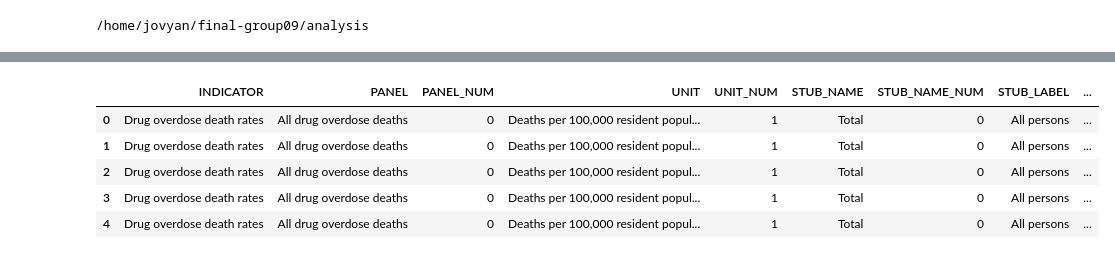
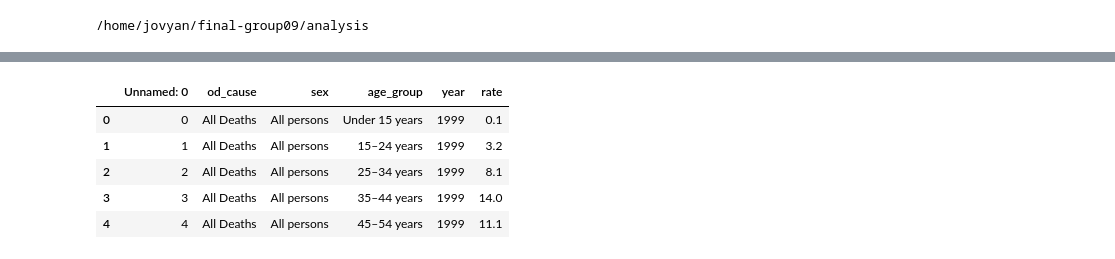
Before and after one commit to UCB-stat-159-f25/final-group09, a Jupyter notebook: analysis/DrugDeaths.ipynb, the cells around one changed output, grey strips where cells are left out. Saved outputs shown, nothing was run; the diff lists cells and outputs as text; code cells hidden in the pictures.

```diff
--- a/analysis/DrugDeaths.ipynb
+++ b/analysis/DrugDeaths.ipynb
@@ -8,5 +9,5 @@ print(os.getcwd())
 # %% [output]
 /home/jovyan/final-group09/analysis
 # %%
-drug_od_deaths = pd.read_csv("../data/cleaned_drug_overdose_data.csv")
-drug_od_deaths.head(5)
+df_od_age_group = pd.read_csv("../data/drugoverdosedeaths_by_age_group.csv")
+df_od_race = pd.read_csv("../data/drugoverdosedeaths_by_race.csv")
@@ -19,0 +14,3 @@ drug_od_deaths.head(5)
+# %%
+df_od_age_group = df_od_age_group.dropna()
+df_od_age_group = df_od_age_group[df_od_age_group["rate"] != ""]
@@ -20,13 +33,13 @@ drug_od_deaths.head(5)
 # %%
 # filter for all drug overdose deaths
-all_od_deaths = drug_od_deaths[drug_od_deaths["PANEL"] == "All drug overdose deaths"]
+all_od_deaths = df_od_age_group[df_od_age_group["od_cause"] == "All Deaths"]
 all_od_deaths.head(5)
 # %% [output]
-|  | INDICATOR | PANEL | PANEL_NUM | UNIT | UNIT_NUM | STUB_NAME | STUB_NAME_NUM | STUB_LABEL | ... |
-| 0 | Drug overdose death rates | All drug overdose deaths | 0 | Deaths per 100,000 resident popul... | 1 | Total | 0 | All persons | ... |
-| 1 | Drug overdose death rates | All drug overdose deaths | 0 | Deaths per 100,000 resident popul... | 1 | Total | 0 | All persons | ... |
-| 2 | Drug overdose death rates | All drug overdose deaths | 0 | Deaths per 100,000 resident popul... | 1 | Total | 0 | All persons | ... |
-| 3 | Drug overdose death rates | All drug overdose deaths | 0 | Deaths per 100,000 resident popul... | 1 | Total | 0 | All persons | ... |
-| 4 | Drug overdose death rates | All drug overdose deaths | 0 | Deaths per 100,000 resident popul... | 1 | Total | 0 | All persons | ... |
+|  | Unnamed: 0 | od_cause | sex | age_group | year | rate |
+| 0 | 0 | All Deaths | All persons | Under 15 years | 1999 | 0.1 |
+| 1 | 1 | All Deaths | All persons | 15–24 years | 1999 | 3.2 |
+| 2 | 2 | All Deaths | All persons | 25–34 years | 1999 | 8.1 |
+| 3 | 3 | All Deaths | All persons | 35–44 years | 1999 | 14.0 |
+| 4 | 4 | All Deaths | All persons | 45–54 years | 1999 | 11.1 |
 # %%
 # get female and make deaths by year
```
Also changed, not shown: parts of 8 cells of this notebook, 1 other file.
